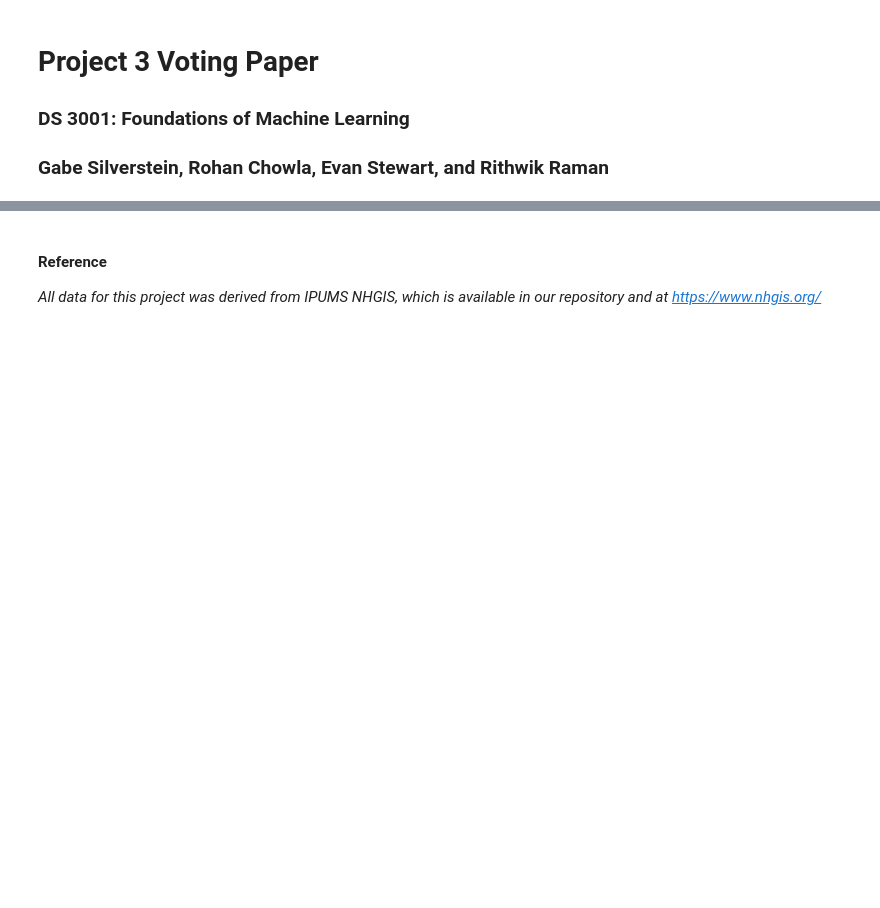
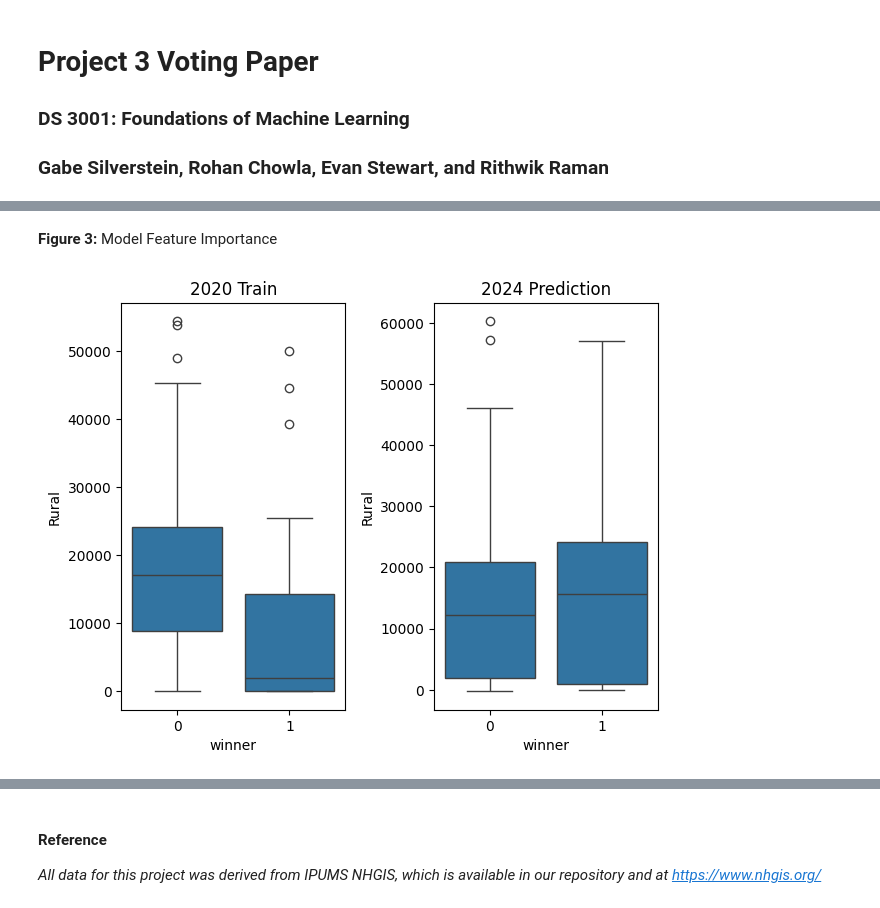
Before and after one commit to gsilver321/project_voting, a Jupyter notebook: project3_paper.ipynb, the cells around one changed output, grey strips where cells are left out. Saved outputs shown, nothing was run; the diff lists cells and outputs as text; code cells hidden in the pictures; blank space fills up the shorter version.

```diff
--- a/project3_paper.ipynb
+++ b/project3_paper.ipynb
@@ -109,11 +175,0 @@ clf.best_params_
-# %%
-# Fit random forest:
-rf = RandomForestRegressor(max_depth=10, max_features=12)
-rf = rf.fit(ddf_scale, df_train["vote_diff"])
-
-# Make predictions:
-pred = rf.predict(ddf_scale)
-pred_scale = np.arcsinh(pred) # rescale votes
-
-df["Vote Differential"] = pred_scale
-df
@@ -172,0 +215,5 @@ cb = fig.colorbar(sm, cax=cax)
+# %%
+df = df.sort_values("NAMELSAD") # sort df alphabetically before appending probabilities
+df["Vote Differential"] = pred
+df["Scaled Vote Differential"] = pred_scale
+df["winner"] = df["Vote Differential"].apply(lambda x: 1 if x > 0 else 0)
@@ -172,0 +233,15 @@ cb = fig.colorbar(sm, cax=cax)
+# %% [markdown]
+**Figure 3:** Model Feature Importance
+# %%
+# Visualize the 5 most important features from the model in the following cells:
+
+fig, ax = plt.subplots(nrows=1, ncols=2)
+
+sns.boxplot(x=df_train['winner'], y=ddf['Rural'], ax=ax[0])
+sns.boxplot(x=df['winner'], y=df_test['Rural'], ax=ax[1])
+
+fig.tight_layout()
+ax[0].title.set_text('2020 Train')
+ax[1].title.set_text('2024 Prediction')
+# %% [output]
+[figure, added]
```
Also changed, not shown: parts of 51 cells of this notebook.
